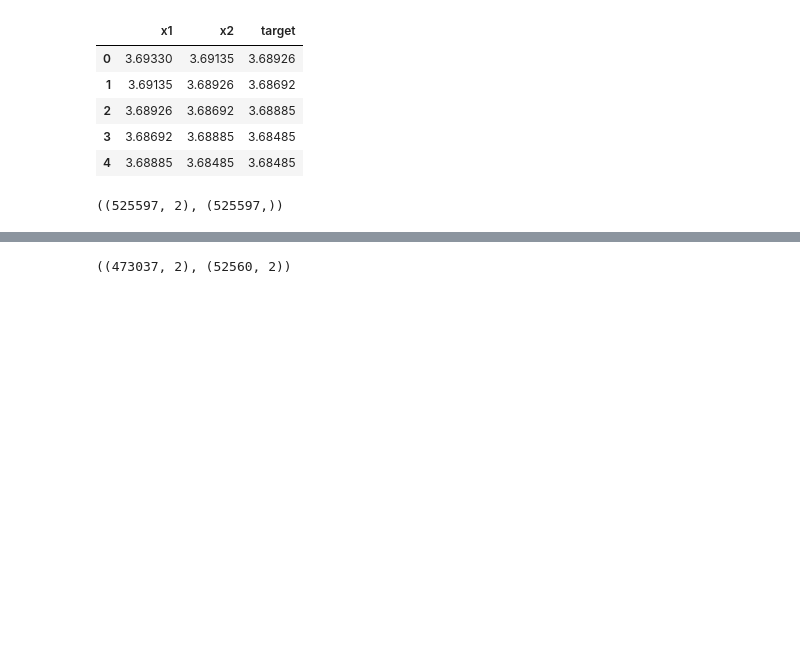
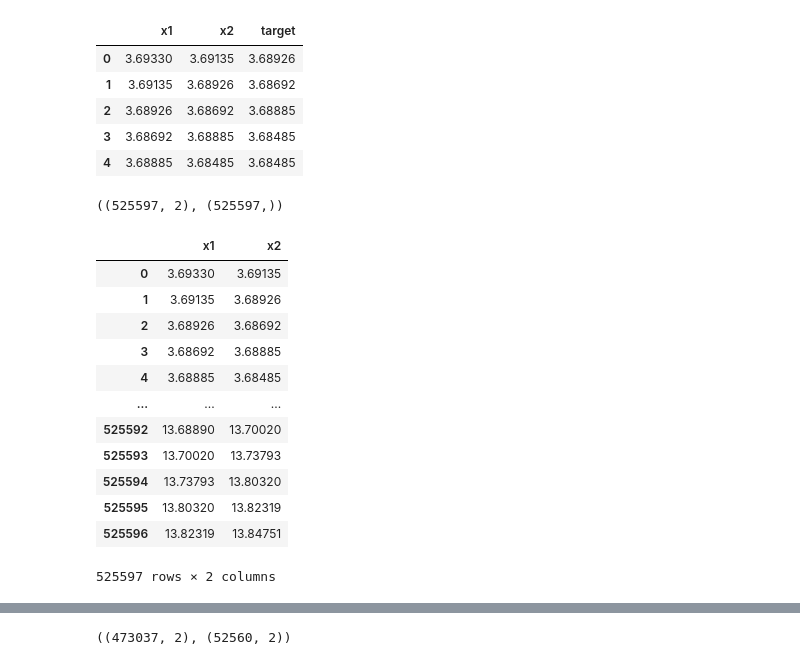
Before and after one commit to junaidulhassan/My-All-Kaggle-Jupyter-Notebooks, a Jupyter notebook: Time series analysis of Bitcoin Stock Prices/code.ipynb, the cells around one changed output, grey strips where cells are left out. Drawn from its saved outputs; the diff is of its cells as text; code cells hidden in the pictures; blank space fills up the shorter version.

```diff
--- a/Time series analysis of Bitcoin Stock Prices/code.ipynb
+++ b/Time series analysis of Bitcoin Stock Prices/code.ipynb
@@ -139,4 +139,20 @@ y = prep_df['target']
 x.shape, y.shape
 # %% [output]
 ((525597, 2), (525597,))
+# %%
+x
+# %% [output]
+|  | x1 | x2 |
+| 0 | 3.69330 | 3.69135 |
+| 1 | 3.69135 | 3.68926 |
+| 2 | 3.68926 | 3.68692 |
+| 3 | 3.68692 | 3.68885 |
+| 4 | 3.68885 | 3.68485 |
+| ... | ... | ... |
+| 525592 | 13.68890 | 13.70020 |
+| 525593 | 13.70020 | 13.73793 |
+| 525594 | 13.73793 | 13.80320 |
+| 525595 | 13.80320 | 13.82319 |
+| 525596 | 13.82319 | 13.84751 |
+525597 rows × 2 columns
 # %%
```
Also changed, not shown: parts of 10 cells of this notebook.
